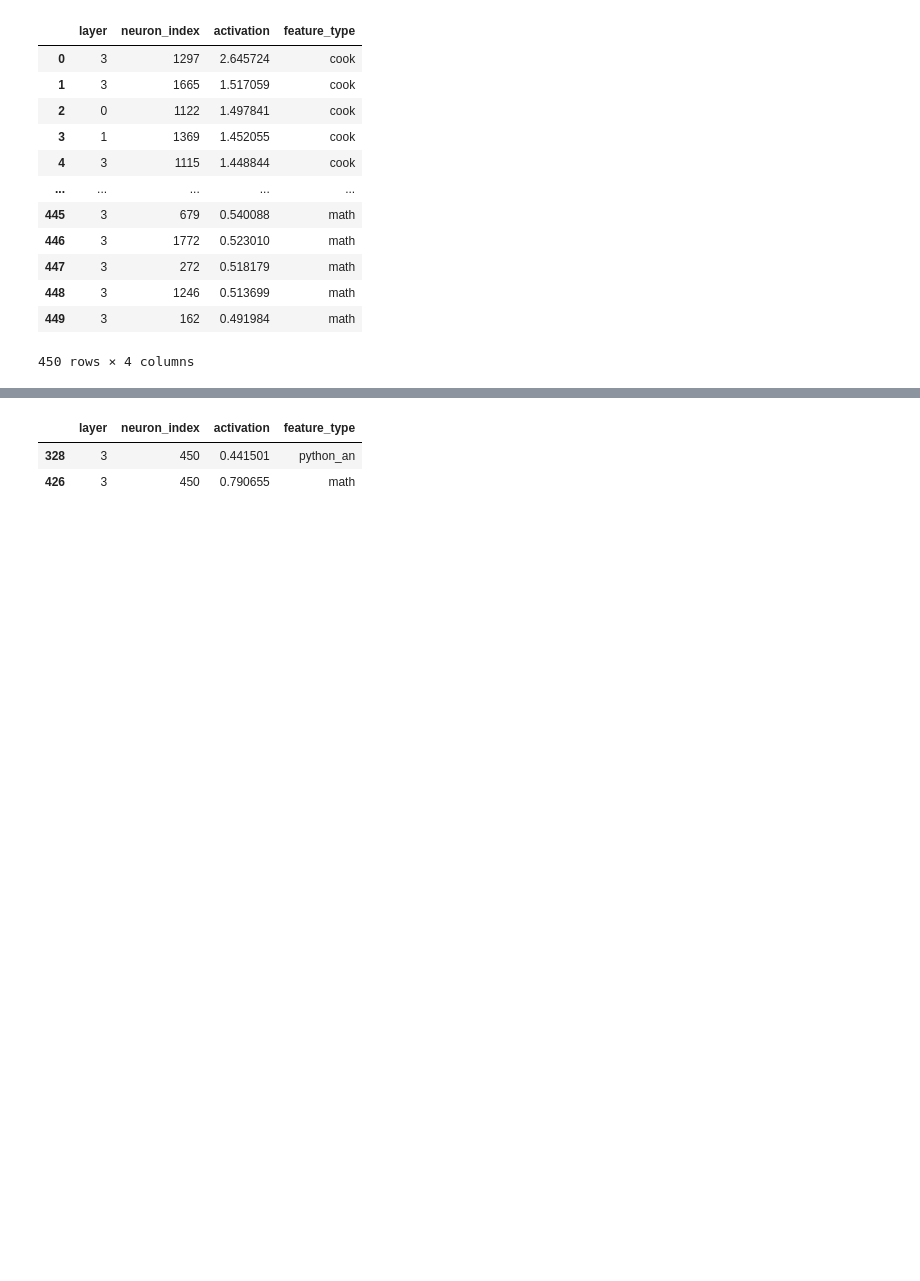
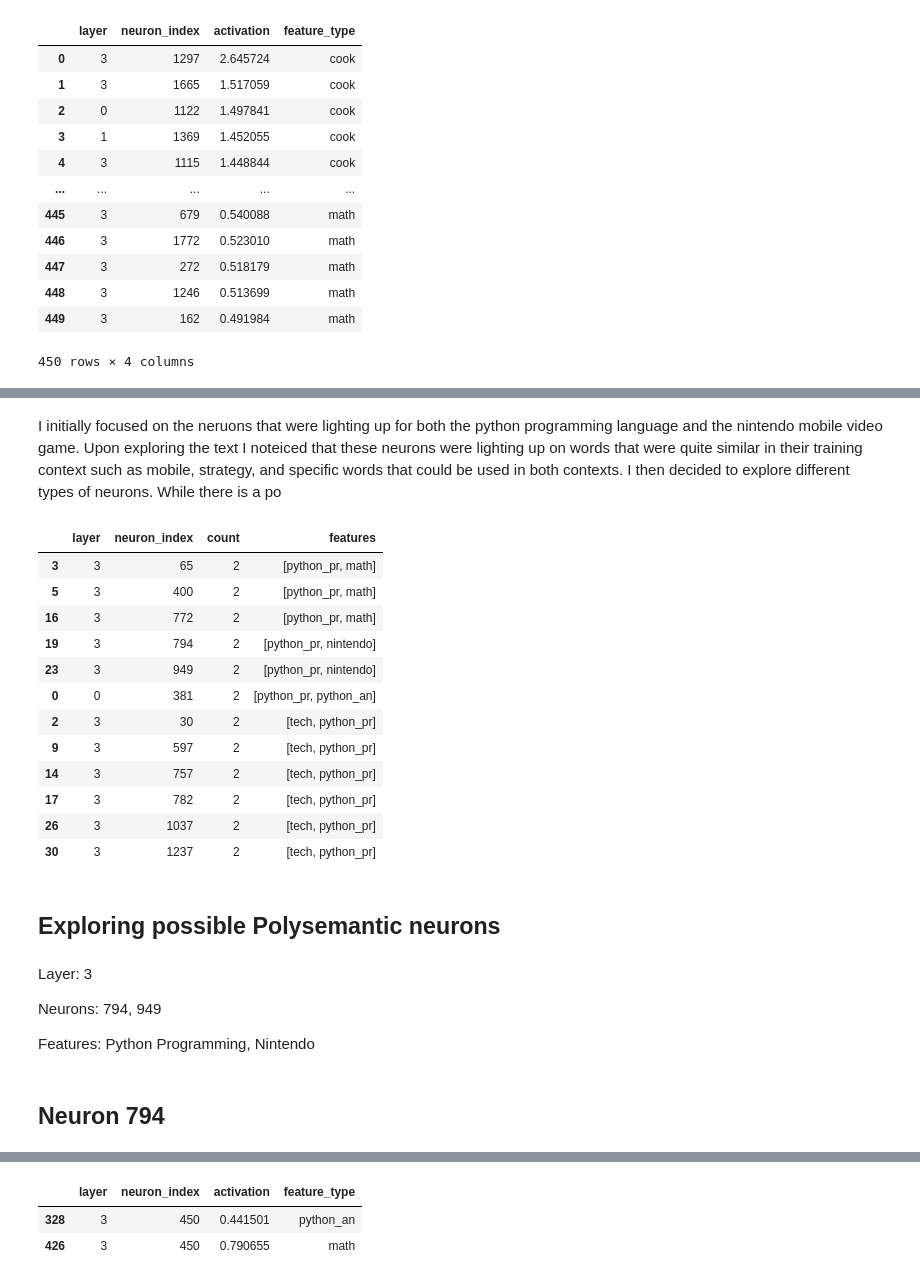
Before and after one commit to jprivera44/Polysemantic-Neurons, a Jupyter notebook: Polysemantic_neurons.ipynb, the cells around one changed output, grey strips where cells are left out. Drawn from its saved outputs; the diff is of its cells as text; code cells hidden in the pictures; blank space fills up the shorter version.

Commit message:
adding in new version with exploration of two neurons

```diff
--- a/Polysemantic_neurons.ipynb
+++ b/Polysemantic_neurons.ipynb
@@ -457,7 +459,20 @@ After running all the differet examples of text through the SolU netowrk, it is
+# %%
+def find_neurons_with_n_occurrences(df, n):
+    neuron_counts = df.groupby(["layer", "neuron_index"])["feature_type"].nunique()
+    neuron_features = df.groupby(["layer", "neuron_index"])["feature_type"].apply(list)
+
+    result_df = pd.DataFrame({
+        "count": neuron_counts[neuron_counts == n],
+        "features": neuron_features[neuron_counts == n],
+    })
+
+    return result_df
+
+# Example usage
+#result_df = find_neurons_with_n_occurrences(df_merged, 2)
+#print(result_df)
 # %%
-def find_neurons_with_n_occurrences(df, n):
-    neuron_counts = df.groupby(["layer","neuron_index"])["feature_type"].nunique()
-    return neuron_counts[neuron_counts == n]
+
 
 # Find neurons that show up in exactly 2 feature types
 neurons_in_two_feature_types = find_neurons_with_n_occurrences(all_neurons_df, 2)
@@ -486,0 +486,6 @@ all_neurons_df.groupby()
+# %%
+#Writing the code to undrestand only the neurons that appeared twice
+neurons_two_count = find_neurons_with_n_occurrences(all_neurons_df,2)
+display(neurons_two_count.head(5))
+neurons_two_count_df = pd.DataFrame(neurons_two_count)
+neurons_two_count_df.reset_index(inplace = True)
@@ -486,0 +500,29 @@ all_neurons_df.groupby()
+# %% [markdown]
+I initially focused on the neruons that were lighting up for both the python programming language and the nintendo mobile video game. Upon exploring the text I noteiced that these neurons were lighting up on words that were quite similar in their training context such as mobile, strategy, and specific words that could be used in both contexts. I then decided to explore different types of neurons. While there is a po
+# %%
+#
+#neurons_two_count_df
+filtered_data = neurons_two_count_df[neurons_two_count_df['features'].apply(lambda x: 'python_pr' in x)]
+filtered_data.sort_values(by= ['features'])
+# %% [output]
+|  | layer | neuron_index | count | features |
+| 3 | 3 | 65 | 2 | [python_pr, math] |
+| 5 | 3 | 400 | 2 | [python_pr, math] |
+| 16 | 3 | 772 | 2 | [python_pr, math] |
+| 19 | 3 | 794 | 2 | [python_pr, nintendo] |
+| 23 | 3 | 949 | 2 | [python_pr, nintendo] |
+| 0 | 0 | 381 | 2 | [python_pr, python_an] |
+| 2 | 3 | 30 | 2 | [tech, python_pr] |
+| 9 | 3 | 597 | 2 | [tech, python_pr] |
+| 14 | 3 | 757 | 2 | [tech, python_pr] |
+| 17 | 3 | 782 | 2 | [tech, python_pr] |
+| 26 | 3 | 1037 | 2 | [tech, python_pr] |
+| 30 | 3 | 1237 | 2 | [tech, python_pr] |
+# %% [markdown]
+## Exploring possible Polysemantic neurons
+# %% [markdown]
+Layer: 3
+
+Neurons: 794, 949
+
+Features: Python Programming, Nintendo
@@ -486,0 +538,2 @@ all_neurons_df.groupby()
+# %% [markdown]
+## Neuron 794
```
Also changed, not shown: parts of 17 cells of this notebook.
